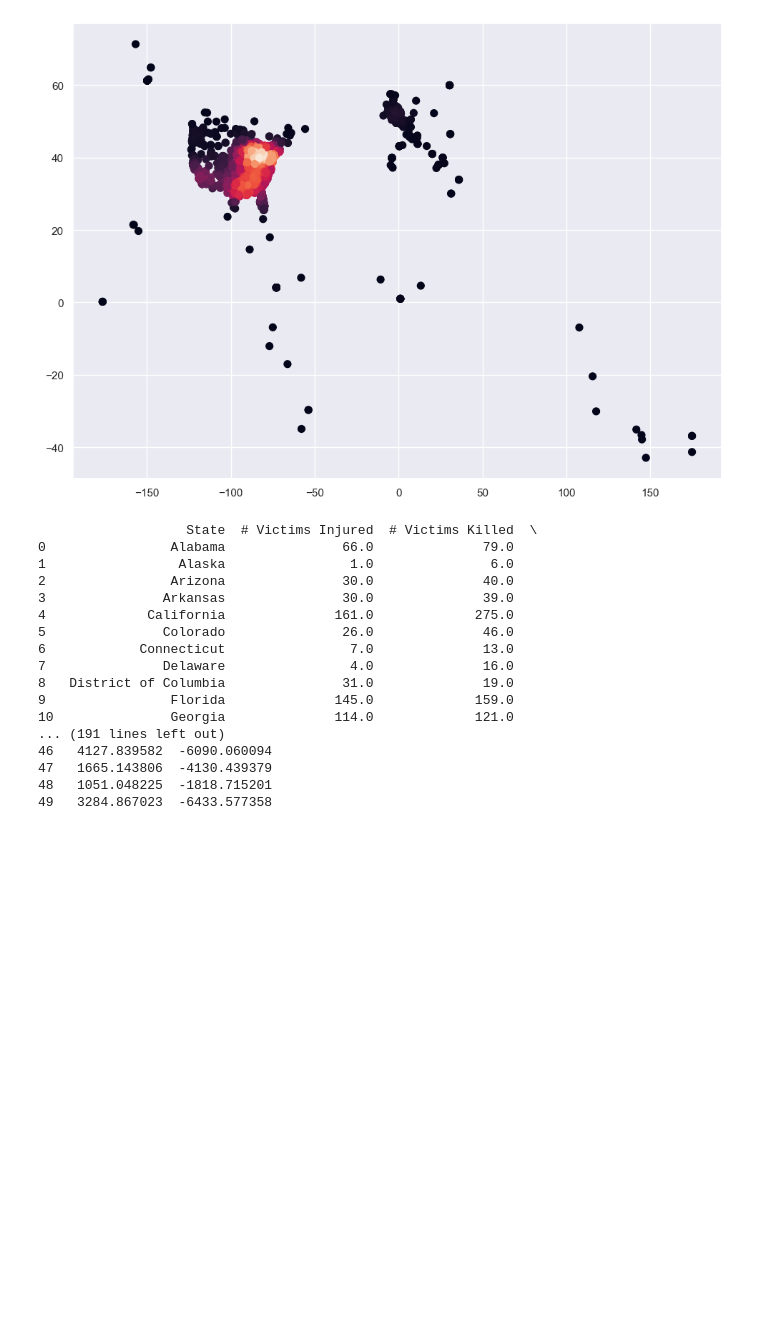
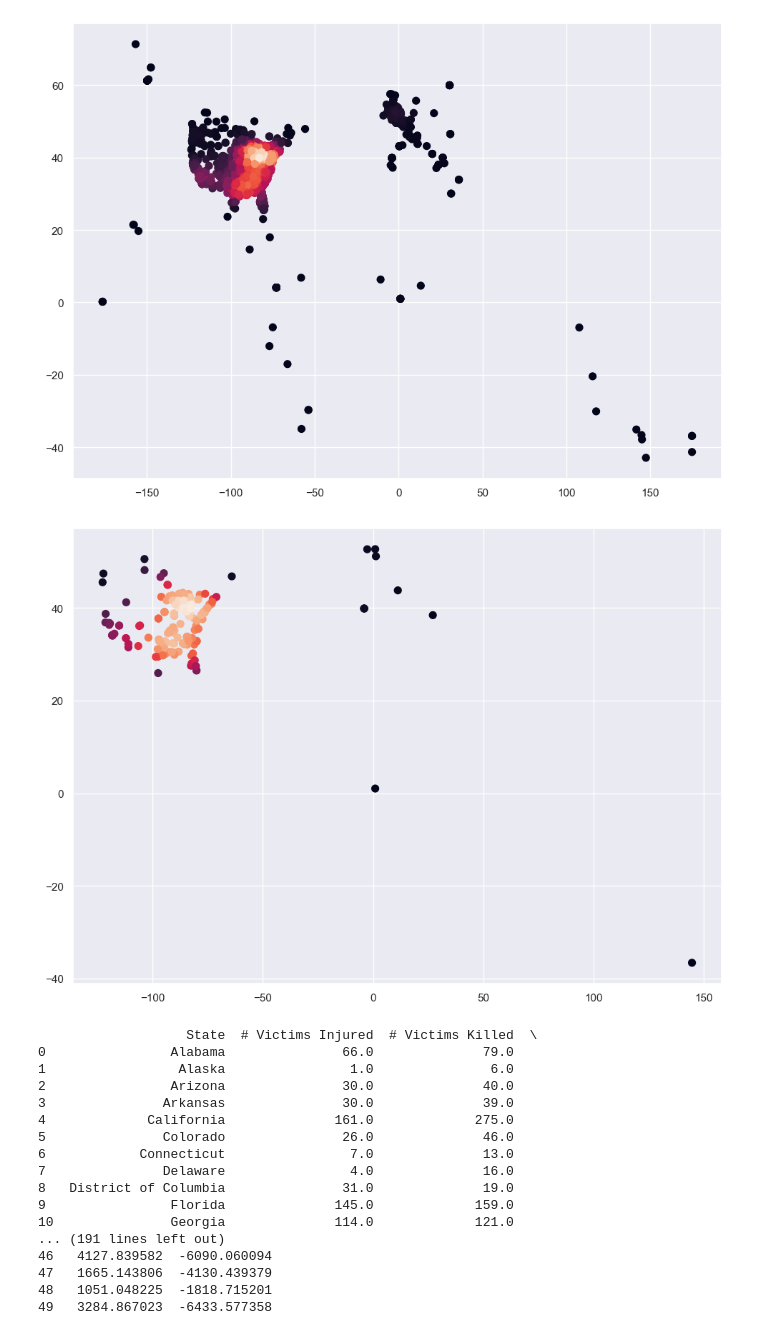
Before and after one commit to DozieSixtus/Gun-violence-US, a Jupyter notebook: scripts/EDA.ipynb, the cells around one changed output. Drawn from its saved outputs; the diff is of its cells as text; code cells hidden in the pictures; blank space fills up the shorter version.

```diff
--- a/scripts/EDA.ipynb
+++ b/scripts/EDA.ipynb
@@ -254,6 +254,24 @@ plt.show()
 #plt.scatter('# Casualties', '# Victims Killed', data=mergedDataset)
 # %% [output]
 [figure]
+# %%
+from scipy.stats import gaussian_kde
+from pandas.tseries.holiday import USFederalHolidayCalendar
+
+cal = USFederalHolidayCalendar()
+holidays = cal.holidays(start='2018-01-01', end='2023-12-31')
+
+xy = np.vstack([mergedDataset[mergedDataset['Incident Date'].isin(holidays)]['Longitude'].fillna(1),
+                mergedDataset[mergedDataset['Incident Date'].isin(holidays)]['Latitude'].fillna(1)])
+z = gaussian_kde(xy)(xy)
+
+fig, ax = plt.subplots()
+ax.scatter(mergedDataset[mergedDataset['Incident Date'].isin(holidays)]['Longitude'].fillna(1),
+           mergedDataset[mergedDataset['Incident Date'].isin(holidays)]['Latitude'].fillna(1), c=z, s=50)
+plt.show()
+#plt.scatter('# Casualties', '# Victims Killed', data=mergedDataset)
+# %% [output]
+[figure, added]
 # %%
 fig, ax = plt.subplots()
 statesData = mergedDataset.groupby(['State']).sum().reset_index()
```
Also changed, not shown: parts of 11 cells of this notebook, 2 other files.
